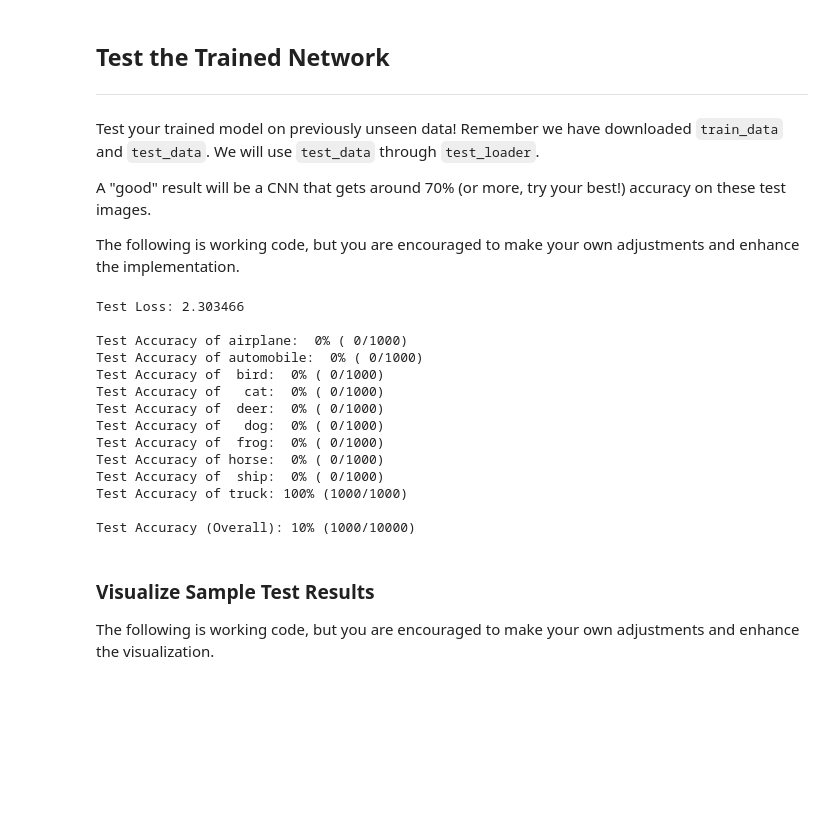
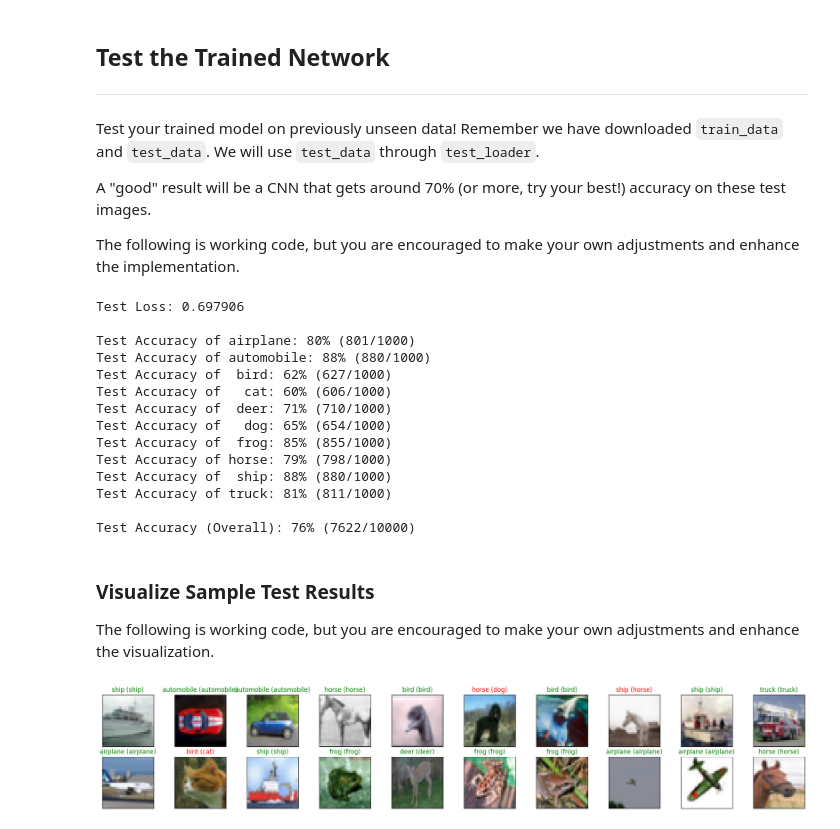
Before and after one commit to r-butl/CSCI611_Spring25_Lucas_Butler, a Jupyter notebook: build_cnn/build_cnn.ipynb, the cells around one changed output. Drawn from its saved outputs; the diff is of its cells as text; code cells hidden in the pictures; blank space fills up the shorter version.

```diff
--- a/build_cnn/build_cnn.ipynb
+++ b/build_cnn/build_cnn.ipynb
@@ -156,20 +151,21 @@ class Net(nn.Module):
         self.image_height = 32
 
         # for example, conv1, conv2 and conv3
-        self.conv1 = nn.Conv2d(in_channels=3, out_channels=10, kernel_size=3, stride=1, padding=1)
-        self.conv2 = nn.Conv2d(in_channels=10, out_channels=32, kernel_size=3, stride=1, padding=1)
+        self.conv1 = nn.Conv2d(in_channels=3, out_channels=16, kernel_size=3, stride=1, padding=1)
+        self.conv2 = nn.Conv2d(in_channels=16, out_channels=32, kernel_size=3, stride=1, padding=1)
+        self.conv3 = nn.Conv2d(in_channels=32, out_channels=64, kernel_size=3, stride=1, padding=1)
 
         # max pooling layer
         self.pool = nn.MaxPool2d(2, 2)
 
         # TODO: Build some linear layers (fully connected)
         # for example, fc1 and fc2
-        self.fc1 = nn.Linear(32 * 8 * 8, 64)
-        self.fc2 = nn.Linear(64, 10)
+        self.fc1 = nn.Linear(64 * 4 * 4, 500)
+        self.fc2 = nn.Linear(500, 10)
 
         # TODO: dropout layer (p=0.25, you can adjust)
         # example self.dropout = nn.Dropout(0.25)
-        self.dropout = nn.Dropout(0.5)
+        self.dropout = nn.Dropout(0.25)
 
     def forward(self, x):
         # add sequence of convolutional and max pooling layers
@@ -177,13 +173,14 @@ class Net(nn.Module):
         # and we do a maxpooling after each conv layer
         x = self.pool(F.relu(self.conv1(x)))
         x = self.pool(F.relu(self.conv2(x)))
+        x = self.pool(F.relu(self.conv3(x)))
 
         # TODO: flatten x at this point to get it ready to feed into the fully connected layer(s)
         # Can use this but need to figure out the actual value for a, b and c
-        x = x.view(-1, 8 * 8 * 32)
+        x = x.view(-1, 4 * 4 * 64)
 
         # optional add dropout layer
-        #x = self.dropout(x)
+        x = self.dropout(x)
 
         # add 1st hidden layer, with relu activation function
         x = F.relu(self.fc1(x))
@@ -192,7 +189,7 @@ class Net(nn.Module):
         x = self.dropout(x)
 
         # add 2nd hidden layer, with relu activation function
-        x = F.relu(self.fc2(x))
+        x = self.fc2(x)
 
         return x
 
@@ -227,9 +225,10 @@ import torch.optim as optim
 criterion = nn.CrossEntropyLoss()
 
 # specify optimizer
-optimizer = optim.SGD(model.parameters(), lr=0.01)
+#optimizer = optim.SGD(model.parameters(), lr=0.01)
 
 # TODO, compare with optimizer ADAM
+optimizer = optim.Adam(model.parameters(), lr=0.01)
 # %% [markdown]
 ## Train the Network
 ---
@@ -238,9 +237,9 @@ Remember to look at how the training and validation loss decreases over time; if
 The following is working code, but you are encouraged to make your own adjustments and enhance the implementation.
 # %%
 # number of epochs to train the model, you decide the number
-n_epochs = 5
+n_epochs = 40
 
-valid_loss_min = np.Inf # track change in validation loss
+valid_loss_min = np.inf # track change in validation loss
 
 for epoch in range(1, n_epochs+1):
 
@@ -346,7 +355,7 @@ for batch_idx, (data, target) in enumerate(test_loader):
     correct_tensor = pred.eq(target.data.view_as(pred))
     correct = np.squeeze(correct_tensor.numpy()) if not train_on_gpu else np.squeeze(correct_tensor.cpu().numpy())
     # calculate test accuracy for each object class
-    for i in range(batch_size):
+    for i in range(len(target)):
         label = target.data[i]
         class_correct[label] += correct[i].item()
         class_total[label] += 1
@@ -367,20 +376,20 @@ print('\nTest Accuracy (Overall): %2d%% (%2d/%2d)' % (
     100. * np.sum(class_correct) / np.sum(class_total),
     np.sum(class_correct), np.sum(class_total)))
 # %% [output]
-Test Loss: 2.303466
+Test Loss: 0.697906
 
-Test Accuracy of airplane:  0% ( 0/1000)
-Test Accuracy of automobile:  0% ( 0/1000)
-Test Accuracy of  bird:  0% ( 0/1000)
-Test Accuracy of   cat:  0% ( 0/1000)
-Test Accuracy of  deer:  0% ( 0/1000)
-Test Accuracy of   dog:  0% ( 0/1000)
-Test Accuracy of  frog:  0% ( 0/1000)
-Test Accuracy of horse:  0% ( 0/1000)
-Test Accuracy of  ship:  0% ( 0/1000)
-Test Accuracy of truck: 100% (1000/1000)
+Test Accuracy of airplane: 80% (801/1000)
+Test Accuracy of automobile: 88% (880/1000)
+Test Accuracy of  bird: 62% (627/1000)
+Test Accuracy of   cat: 60% (606/1000)
+Test Accuracy of  deer: 71% (710/1000)
+Test Accuracy of   dog: 65% (654/1000)
+Test Accuracy of  frog: 85% (855/1000)
+Test Accuracy of horse: 79% (798/1000)
+Test Accuracy of  ship: 88% (880/1000)
+Test Accuracy of truck: 81% (811/1000)
 
-Test Accuracy (Overall): 10% (1000/10000)
+Test Accuracy (Overall): 76% (7622/10000)
 # %% [markdown]
 ### Visualize Sample Test Results
 
@@ -388,23 +399,24 @@ The following is working code, but you are encouraged to make your own adjustmen
 # %%
 # obtain one batch of test images
-dataiter = iter(test_loader)
 images, labels = next(dataiter)
 images.numpy()
 
 # move model inputs to cuda, if GPU available
 if train_on_gpu:
     images = images.cuda()
 
 # get sample outputs
 output = model(images)
 # convert output probabilities to predicted class
 _, preds_tensor = torch.max(output, 1)
 preds = np.squeeze(preds_tensor.numpy()) if not train_on_gpu else np.squeeze(preds_tensor.cpu().numpy())
 
 # plot the images in the batch, along with predicted and true labels
 fig = plt.figure(figsize=(25, 4))
 for idx in np.arange(20):
     ax = fig.add_subplot(2, int(20/2), idx+1, xticks=[], yticks=[])
-    imshow(images[idx])
+    imshow(images[idx].cpu())
     ax.set_title("{} ({})".format(classes[preds[idx]], classes[labels[idx]]),
                  color=("green" if preds[idx]==labels[idx].item() else "red"))
+# %% [output]
+[figure, added]
```
Also changed, not shown: parts of 7 cells of this notebook, 4 other files.
